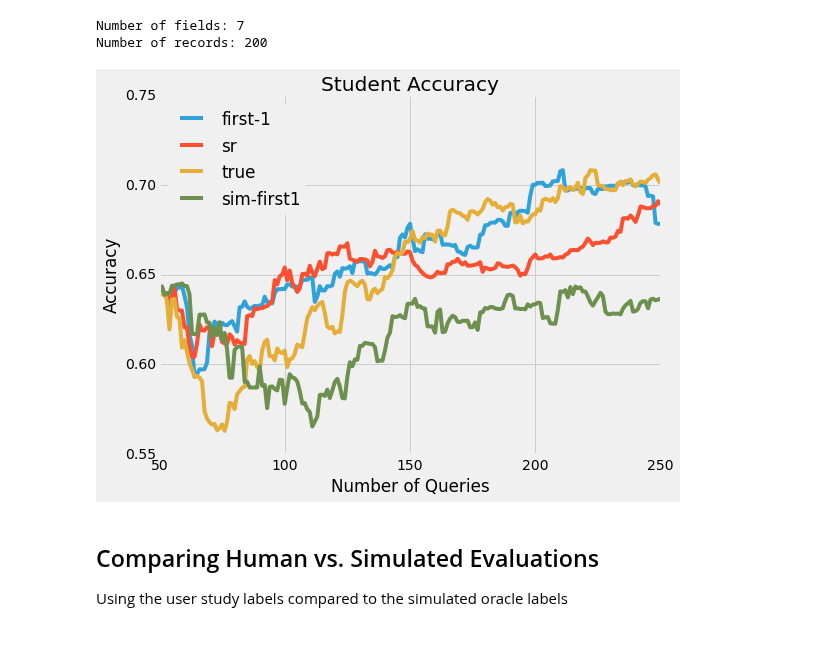
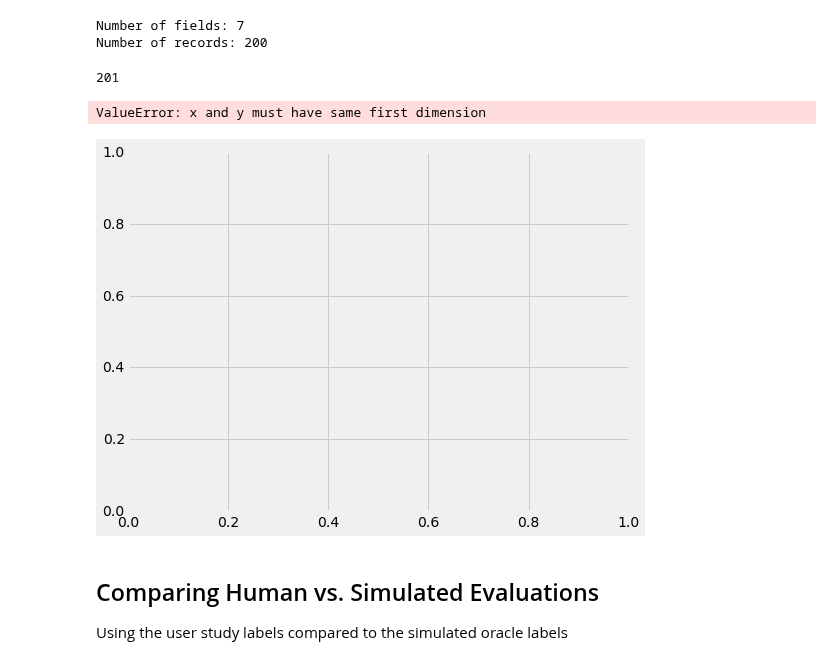
Before and after one commit to mramire8/notebooks, a Jupyter notebook: evaluate_student_user_study.ipynb, the cells around one changed output. Saved outputs shown, nothing was run; the diff lists cells and outputs as text; code cells hidden in the pictures.

Commit message:
update evaluate student

```diff
--- a/evaluate_student_user_study.ipynb
+++ b/evaluate_student_user_study.ipynb
@@ -835,7 +899,3 @@ sim_oracle.fit(imdb.train.bow, imdb.train.target)
 # %% [output]
 1 50
 204
-# %%
-def evaluate_sim_student(clf, train_bow, oracle, test):
-    # train the student on the go
-    pass
@@ -842,3 +951,9 @@ def evaluate_sim_student(clf, train_bow, oracle, test):
+# %%
+train_text = bt_text[:50]
+train_text= np.append(train_text, sr_text)
+train_text = np.array([t.decode('utf-8') for t in train_text])
+
+x, simsr = evaluate_sim_student(clf, train_bow, bt_true[:50], train_text, sim_oracle, imdb.test, imdb.train, vct)
 # %%
 # Get SR snippets
 doc_text, snip_text = read_text(DATA + "/imdb-rnd-sr-expert1-labels.txt")
@@ -883,22 +997,45 @@ x, sim_f1 = evaluate_student(clf,train_bow, simf1_target, imdb.test)
 # %% [output]
 Number of fields: 7
 Number of records: 200
+# %%
+# Get class distribution (true) along the curve
+distribution = bt_true[:50]
+distribution.extend(sr_true)
+distribution = np.array(distribution)
+## Class 1 will be the minority - it sums the 1's in the array
+class_dist = distribution.cumsum()[49:] / range(50,len(distribution)+1)
+# %%
+len(y_f1)
+# %% [output]
+201
 # %%
+## Plot student evaluation with simulated and study
 fig = plt.figure(figsize=(8,6))
 plt.plot(x,y_f1, label='first-1')
 plt.plot(x,y_sr, label='sr')
 plt.plot(x,y_true, label='true')
 # plt.plot(x, sim_sr, label='sim-sr')
+plt.plot(x, simsr, label='sim-sr')
 plt.plot(x, sim_f1, label='sim-first1')
-
-plt.xlabel("Number of Queries")
 plt.ylabel("Accuracy")
 plt.ylim([.55,.75])
 plt.legend(loc='best')
 plt.title("Student Accuracy")
+
+## Create a secondary y-axis
+ax = plt.axes()
+ax2 = ax.twinx()
+ax2.plot(x, class_dist, 'k--',label='true-dist')
+ax2.set_ylabel('Class Distribution %')
+plt.ylim([0,1]) ## affects 2nd axis
+
+plt.xlabel("Number of Queries")
+
 plt.savefig('simulated.png',bbox_inches="tight", dpi=200, transparent=True)
+print "Average distribution %.3f, min=%.3f, max=%.3f" % (class_dist.mean(), class_dist.min(), class_dist.max())
 # %% [output]
+ValueError: x and y must have same first dimension
-[figure, old version]
+[figure, new version]
 # %% [markdown]
 ## Comparing Human vs. Simulated Evaluations
 
```
Also changed, not shown: parts of 21 cells of this notebook.
